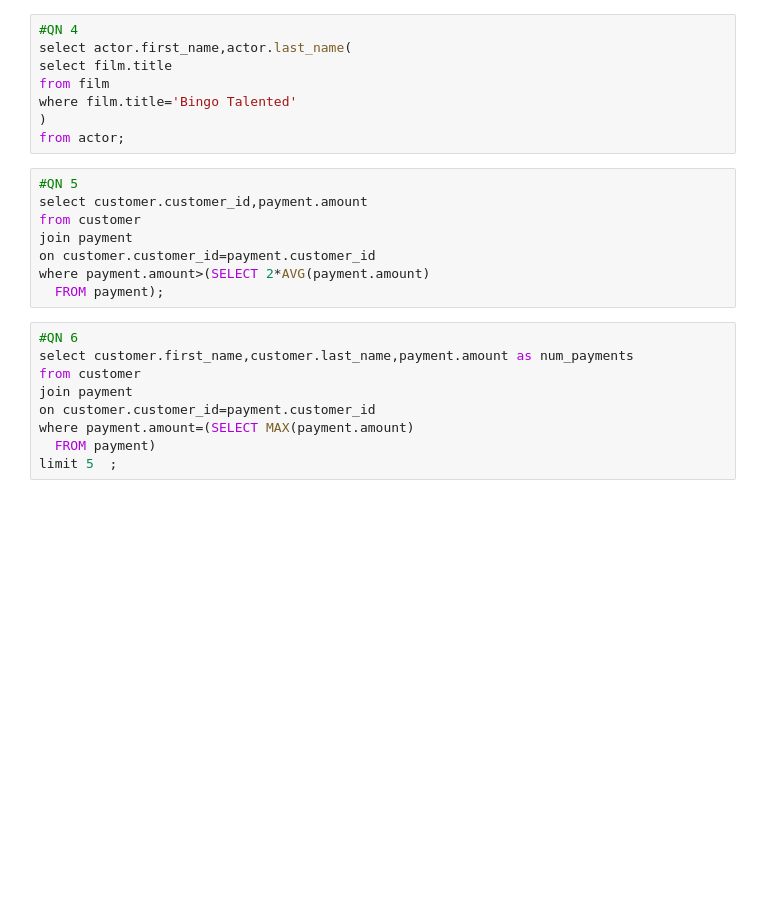
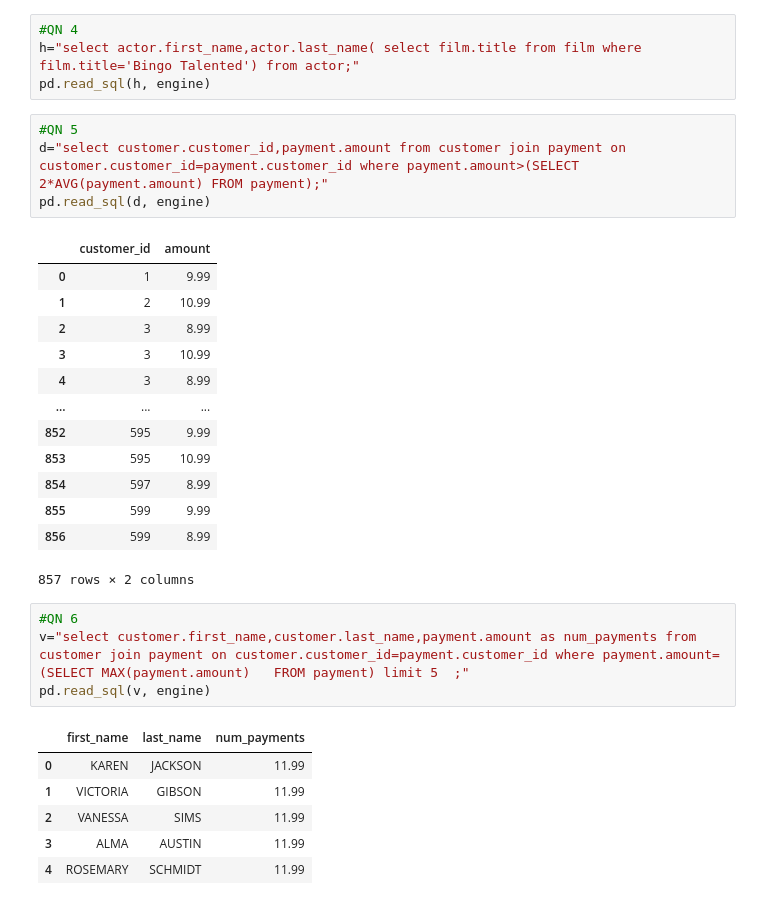
Before and after one commit to Tendo4/Sakila, a Jupyter notebook: Sakilla core.ipynb, the cells around one changed output. Saved outputs shown, nothing was run; the diff lists cells and outputs as text; blank space fills up the shorter version.

```diff
--- a/Sakilla core.ipynb
+++ b/Sakilla core.ipynb
@@ -26,25 +70,33 @@ where last_name='LOLLOBRIGIDA')
 # %%
 #QN 4
-select actor.first_name,actor.last_name(
-select film.title
-from film
-where film.title='Bingo Talented'
-)
-from actor;
+h="select actor.first_name,actor.last_name( select film.title from film where film.title='Bingo Talented') from actor;"
+pd.read_sql(h, engine)
 # %%
 #QN 5
-select customer.customer_id,payment.amount
-from customer
-join payment
-on customer.customer_id=payment.customer_id
-where payment.amount>(SELECT 2*AVG(payment.amount)
-  FROM payment);
+d="select customer.customer_id,payment.amount from customer join payment on customer.customer_id=payment.customer_id where payment.amount>(SELECT 2*AVG(payment.amount) FROM payment);"
+pd.read_sql(d, engine)
+# %% [output]
+|  | customer_id | amount |
+| 0 | 1 | 9.99 |
+| 1 | 2 | 10.99 |
+| 2 | 3 | 8.99 |
+| 3 | 3 | 10.99 |
+| 4 | 3 | 8.99 |
+| ... | ... | ... |
+| 852 | 595 | 9.99 |
+| 853 | 595 | 10.99 |
+| 854 | 597 | 8.99 |
+| 855 | 599 | 9.99 |
+| 856 | 599 | 8.99 |
+857 rows × 2 columns
 # %%
 #QN 6
-select customer.first_name,customer.last_name,payment.amount as num_payments
-from customer
-join payment
-on customer.customer_id=payment.customer_id
-where payment.amount=(SELECT MAX(payment.amount)
-  FROM payment)
-limit 5  ;
+v="select customer.first_name,customer.last_name,payment.amount as num_payments from customer join payment on customer.customer_id=payment.customer_id where payment.amount=(SELECT MAX(payment.amount)   FROM payment) limit 5  ;"
+pd.read_sql(v, engine)
+# %% [output]
+|  | first_name | last_name | num_payments |
+| 0 | KAREN | JACKSON | 11.99 |
+| 1 | VICTORIA | GIBSON | 11.99 |
+| 2 | VANESSA | SIMS | 11.99 |
+| 3 | ALMA | AUSTIN | 11.99 |
+| 4 | ROSEMARY | SCHMIDT | 11.99 |
```
Also changed, not shown: parts of 11 cells of this notebook.
